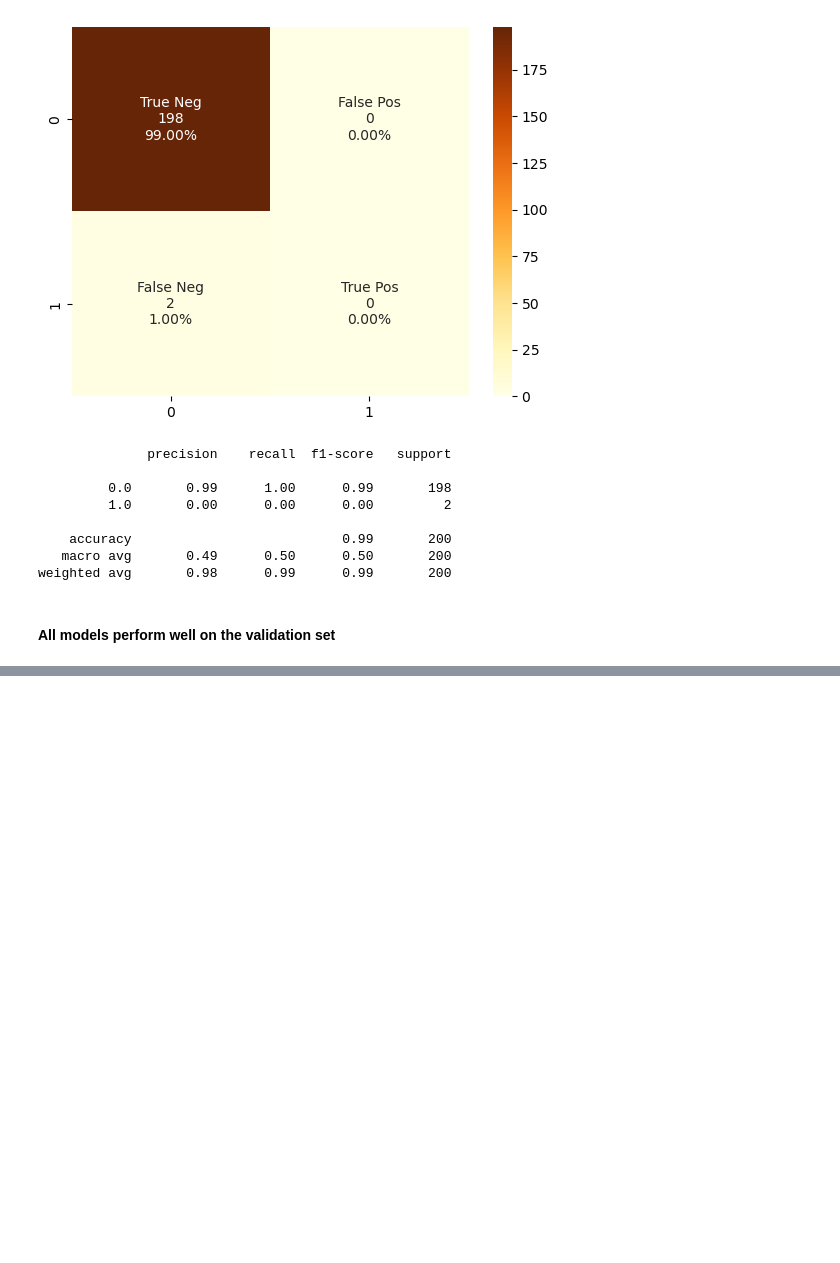
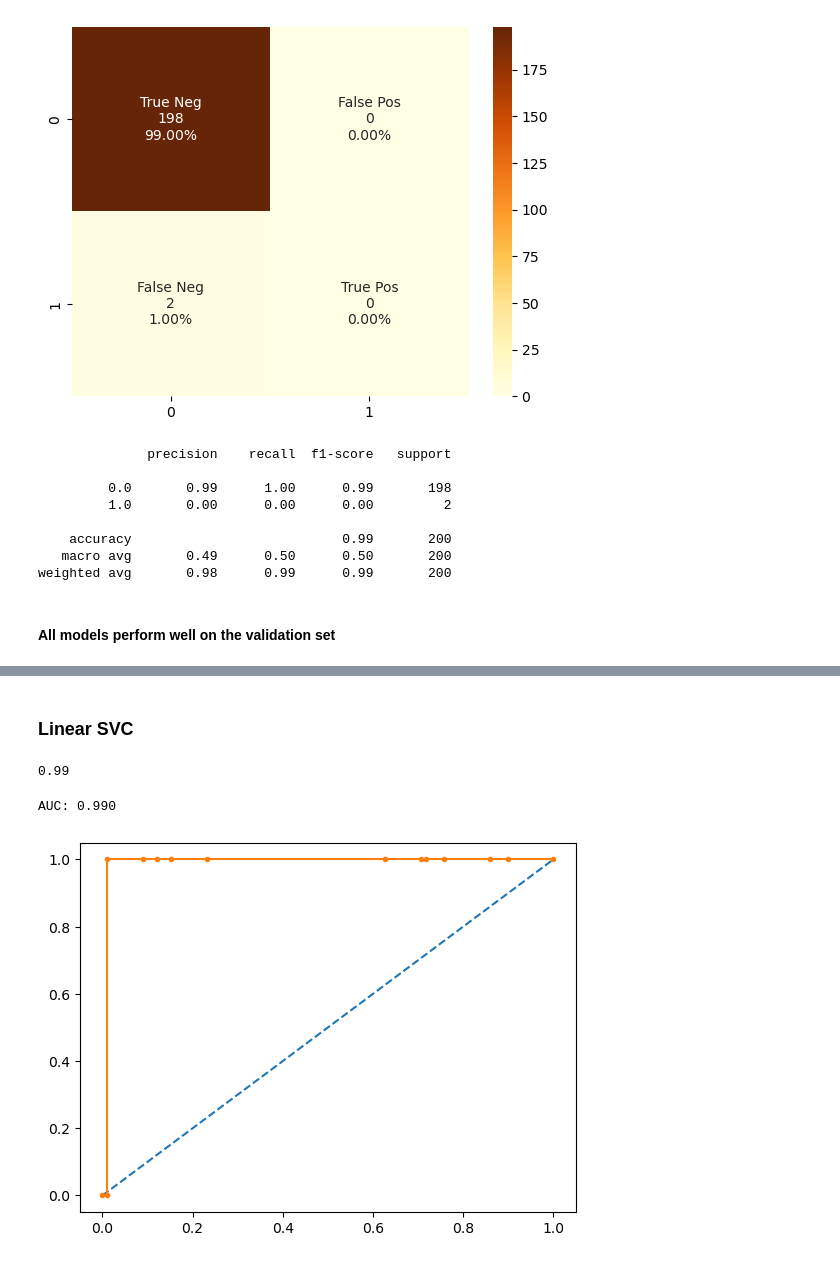
Before and after one commit to hsatishreddy/ML_PROJECT_CS584, a Jupyter notebook: ML_Project_CS584.ipynb, the cells around one changed output, grey strips where cells are left out. Saved outputs shown, nothing was run; the diff lists cells and outputs as text; code cells hidden in the pictures; blank space fills up the shorter version.

```diff
--- a/ML_Project_CS584.ipynb
+++ b/ML_Project_CS584.ipynb
@@ -1022,0 +1069,24 @@ weighted avg       0.98      0.99      0.99       100
+# %% [markdown]
+### Linear SVC
+# %%
+lsvc_pred = lsvc_model.predict(X_test)
+lsvc_score = lsvc_model.score(X_test, y_test)
+lsvc_score
+# %% [output]
+0.99
+# %%
+# Predict probabilities using the LSVC model
+lsvc_probs = lsvc_model.decision_function(X_test)
+probs_lsvc = lsvc_probs
+# Calculate AUC
+auc_lsvc = roc_auc_score(y_test, probs_lsvc)
+print('AUC: %.3f' % auc_lsvc)
+# Calculate ROC curve
+fpr_lsvc, tpr_lsvc, thresholds_lsvc = roc_curve(y_test, probs_lsvc)
+# Plot the ROC curve for the model
+pyplot.plot([0, 1], [0, 1], linestyle='--')
+pyplot.plot(fpr_lsvc, tpr_lsvc, marker='.')
+pyplot.show()
+# %% [output]
+AUC: 0.990
+[figure, added]
```
Also changed, not shown: parts of 39 cells of this notebook.
